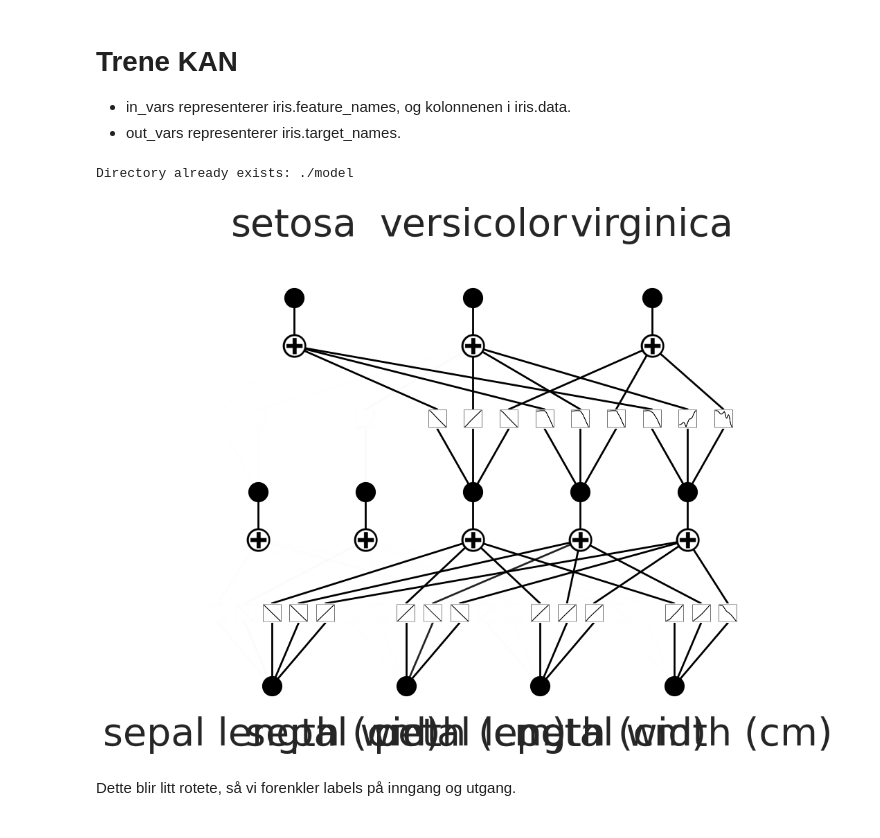
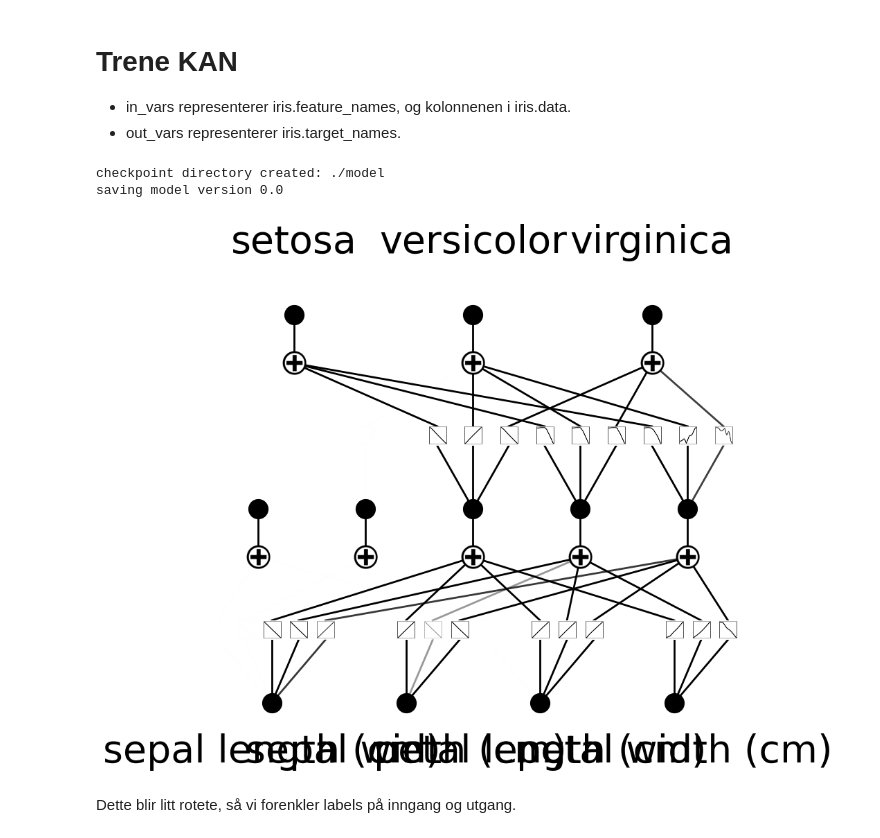
Before and after one commit to baardl/kan-intro, a Jupyter notebook: iris/iris_kan_train.ipynb, the cells around one changed output. Saved outputs shown, nothing was run; the diff lists cells and outputs as text; code cells hidden in the pictures.

```diff
--- a/iris/iris_kan_train.ipynb
+++ b/iris/iris_kan_train.ipynb
@@ -260,15 +281,16 @@ Actual Label: setosa
 # %%
 image_folder = 'video_img'
 
-model = KAN(width=[4, 5, 3], grid=5, k=3, seed=0, device=device)
+model = KAN(width=[4, 5, 3], grid=5, k=3, seed=0)
 
 model(iris_dataset['train_input'])
 in_vars = iris.feature_names
 out_vars = [iris.target_names[0],iris.target_names[1],iris.target_names[2]]
 model.plot(beta=100, scale=1, in_vars=in_vars, out_vars=out_vars)
 # %% [output]
-Directory already exists: ./model
+checkpoint directory created: ./model
+saving model version 0.0
-[figure, old version]
+[figure, new version]
 # %% [markdown]
 Dette blir litt rotete, så vi forenkler labels på inngang og utgang.
 # %%
```
Also changed, not shown: parts of 10 cells of this notebook, 1 other file.
